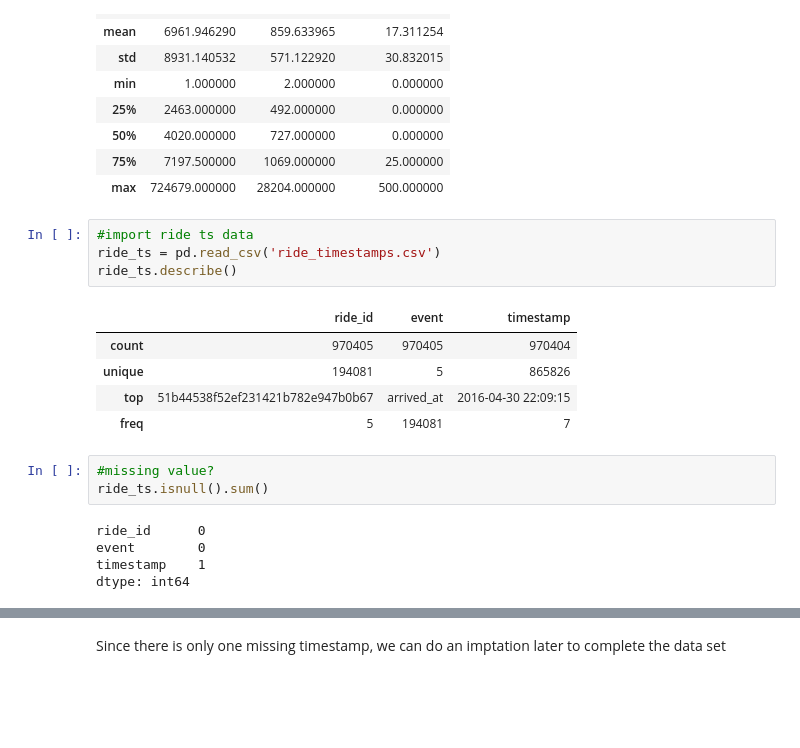
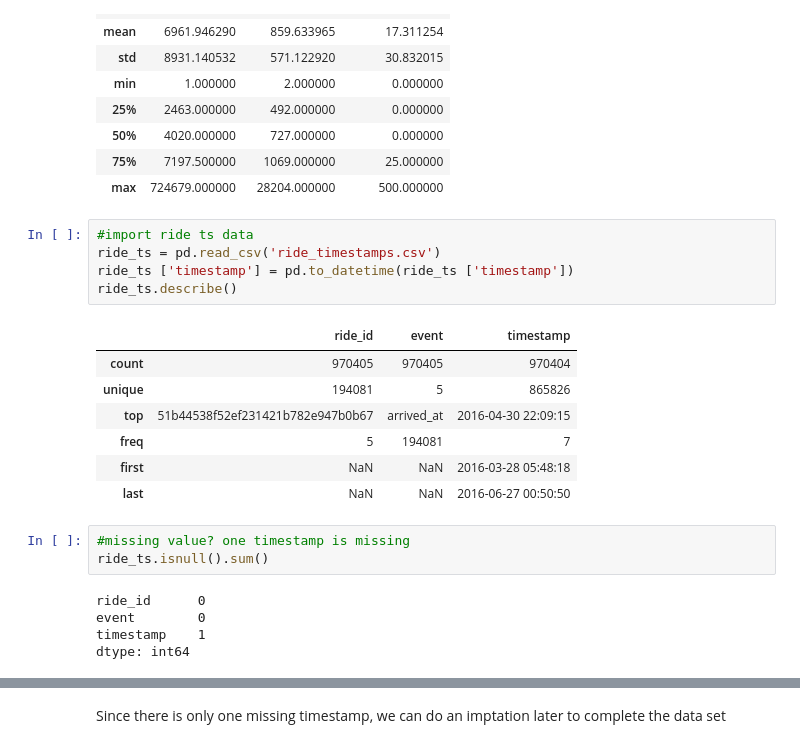
Before and after one commit to slu2009/data_work, a Jupyter notebook: Lyft Data Assignment.ipynb, the cells around one changed output, grey strips where cells are left out. Drawn from its saved outputs; the diff is of its cells as text; blank space fills up the shorter version.

```diff
--- a/Lyft Data Assignment.ipynb
+++ b/Lyft Data Assignment.ipynb
@@ -90,15 +80,18 @@ ride.describe()
 # %%
 #import ride ts data
 ride_ts = pd.read_csv('ride_timestamps.csv')
+ride_ts ['timestamp'] = pd.to_datetime(ride_ts ['timestamp'])
 ride_ts.describe()
 # %% [output]
 |  | ride_id | event | timestamp |
 | count | 970405 | 970405 | 970404 |
 | unique | 194081 | 5 | 865826 |
 | top | 51b44538f52ef231421b782e947b0b67 | arrived_at | 2016-04-30 22:09:15 |
 | freq | 5 | 194081 | 7 |
+| first | NaN | NaN | 2016-03-28 05:48:18 |
+| last | NaN | NaN | 2016-06-27 00:50:50 |
 # %%
-#missing value?
+#missing value? one timestamp is missing
 ride_ts.isnull().sum()
 # %% [output]
 ride_id      0
```
Also changed, not shown: parts of 12 cells of this notebook.
